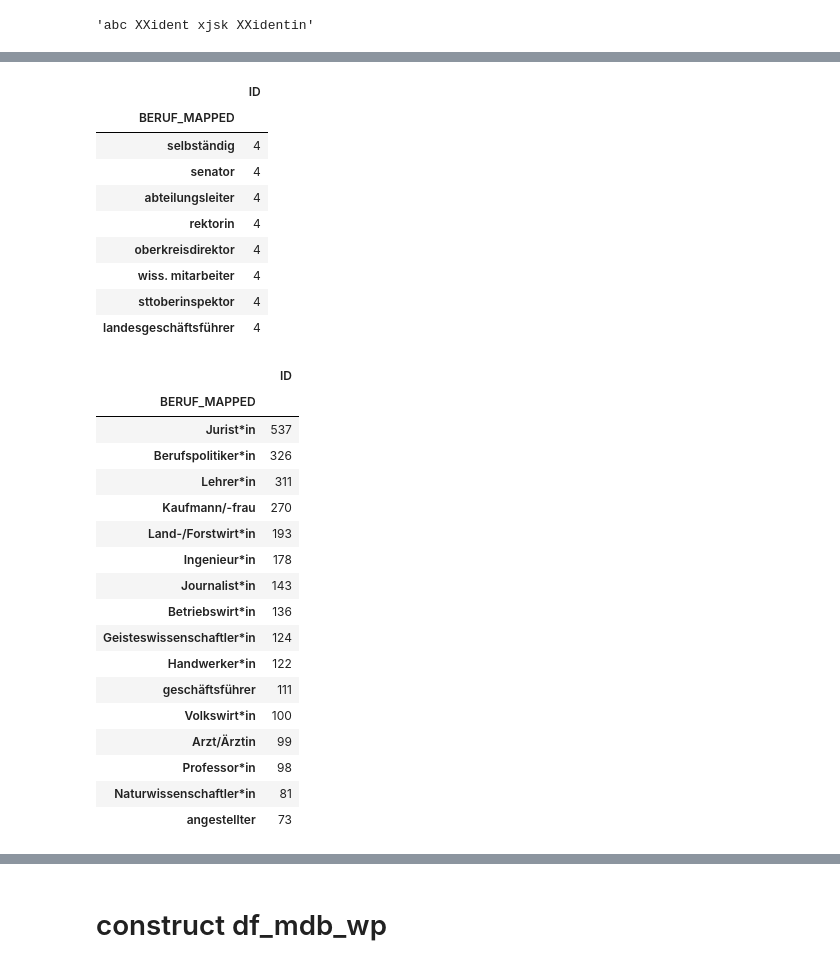
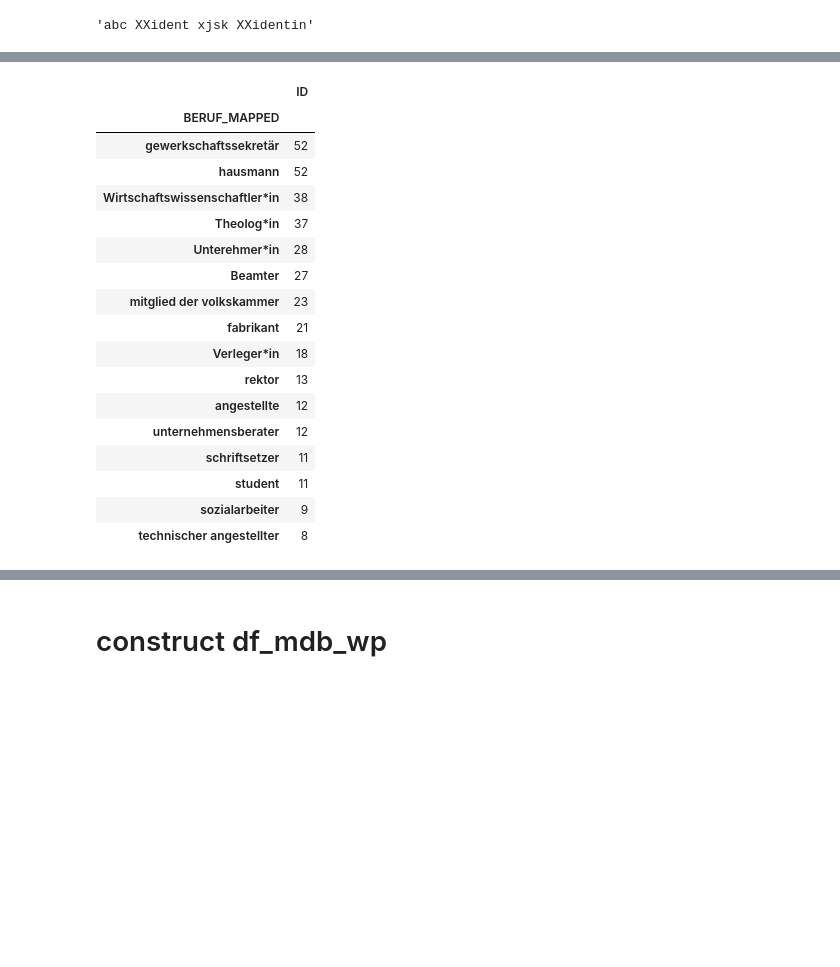
Before and after one commit to mrs-curi0sity/bundestag-mining, a Jupyter notebook: Parse_Stammdaten.ipynb, the cells around one changed output, grey strips where cells are left out. Saved outputs shown, nothing was run; the diff lists cells and outputs as text; code cells hidden in the pictures; blank space fills up the shorter version.

```diff
--- a/Parse_Stammdaten.ipynb
+++ b/Parse_Stammdaten.ipynb
@@ -230,0 +266,6 @@ df_mdb['RELIGION_MAPPED'].value_counts().plot(kind='bar')
+# %%
+indikator = re.compile('^gesch.,\s([1-9] |\d{2,}) *Kind')
+values_to_replace = set(df_mdb[df_mdb.FAMILIENSTAND_MAPPED.str.contains(indikator)].FAMILIENSTAND_MAPPED)
+print(values_to_replace)
+replace_value = 'gesch., >0 Kinder'
+df_mdb['FAMILIENSTAND_MAPPED'].replace(values_to_replace, replace_value, inplace=True)
@@ -278,14 +342,14 @@ re.sub('regierungs(vize)*präs', 'XX', 'abc regierungspräsident xjsk regierungs
 # %%
 dict_berufe={}
 dict_berufe['Jurist*in'] = ['anwalt', 'jurist', 'richter', 'notar', re.compile('dr.*\s*jur.*'), 'syndikus', 'rechtsberater']
-dict_berufe['Land-/Forstwirt*in'] = ['landwirt', '^[a-z]bauer\s', re.compile('agrar+'), 'forst']
+dict_berufe['Land-/Forstwirt*in'] = ['landwirt', '^[a-z]bauer\s', 'bauer', re.compile('agrar+'), 'forst']
 dict_berufe['Unterehmer*in'] = ['unternehmer'] # geschäftsführer geht leider nicht wegen z.B. Parl. Geschäftssführer
-dict_berufe['Ingenieur*in'] = ['ingenieur', 'maschinenbau']
+dict_berufe['Ingenieur*in'] = ['ingenieur', 'maschinenbau', 'architekt']
 dict_berufe['Journalist*in'] = ['journalist', 'redakteur', 'publizist', 'schriftsteller']
 dict_berufe['Verleger*in'] = ['verleger', 'verlags']
 
 # direktor: nö, sonst bezirksdirektor museumsdirektor etc
-dict_berufe['Lehrer*in'] = ['erzieher', 'pädagog', 'lehrer', 'studienrat', 'studiendirektor',
+dict_berufe['Lehrer*in'] = ['erzieher', 'pädagog', 'lehrer', 'studienrat', 'studiendirektor', 'schulrat',
                             'grundschul', 'hauptshul', 'sonderschul', 'waldorf', 'realschul', 'gymnasi',
                             'volkshochschu', 'berufsschul', 'fremdsprachen',
                            'schul'] #evtl trennen Erzieher - Lehrer
@@ -307,3 +371,5 @@ dict_berufe['Naturwissenschaftler*in'] = ['chemik', 'chemie', 'physik', 'geophys
 dict_berufe['Handwerker*in'] = ['elektro', 'fahrzeug', 'handwerk', 'mechanik',
                                'schlosser', 'maurer', 'beton', 'maler', 'lackier', 'tischler', 'schreiner',
                                'bäcker', 'konditor' 'koch', 'köchin', 'müller', 'bergmann', 'werkzeugmacher']
+dict_berufe['Militär'] = ['leutnant', 'oberst^u', 'soldat', re.compile('general\s')] # not oberstudienrat ;)
+dict_berufe['Beamter'] = ['beamter']# problematisch: Berufspolitiker, Lehrer, Militär sind auch beamte
@@ -399,0 +470,2 @@ df_mdb = replace_berufsklasse(berufsklasse = 'Handwerker*in', dict_berufe = dict
+# %%
+df_mdb = replace_berufsklasse(berufsklasse = 'Militär', dict_berufe = dict_berufe, df = df_mdb)
@@ -399,0 +474,2 @@ df_mdb = replace_berufsklasse(berufsklasse = 'Handwerker*in', dict_berufe = dict
+# %%
+df_mdb = replace_berufsklasse(berufsklasse = 'Beamter', dict_berufe = dict_berufe, df = df_mdb)
@@ -404,35 +482,22 @@ len(set(df_mdb.BERUF_MAPPED))
 # %%
-df_mdb[['ID', 'BERUF_MAPPED']].groupby('BERUF_MAPPED').count().sort_values(by='ID', ascending=False)[48:56]
+df_mdb[['ID', 'BERUF_MAPPED']].groupby('BERUF_MAPPED').count().sort_values(by='ID', ascending=False)[16:32]
 # %% [output]
 |  | ID |
 | BERUF_MAPPED |  |
-| selbständig | 4 |
-| senator | 4 |
-| abteilungsleiter | 4 |
-| rektorin | 4 |
-| oberkreisdirektor | 4 |
-| wiss. mitarbeiter | 4 |
-| sttoberinspektor | 4 |
-| landesgeschäftsführer | 4 |
+| gewerkschaftssekretär | 52 |
+| hausmann | 52 |
+| Wirtschaftswissenschaftler*in | 38 |
+| Theolog*in | 37 |
+| Unterehmer*in | 28 |
+| Beamter | 27 |
+| mitglied der volkskammer | 23 |
+| fabrikant | 21 |
+| Verleger*in | 18 |
+| rektor | 13 |
+| angestellte | 12 |
+| unternehmensberater | 12 |
+| schriftsetzer | 11 |
+| student | 11 |
+| sozialarbeiter | 9 |
+| technischer angestellter | 8 |
-# %%
-df_mdb[['ID', 'BERUF_MAPPED']].groupby('BERUF_MAPPED').count().sort_values(by='ID', ascending=False)[:16]
-# %% [output]
-|  | ID |
-| BERUF_MAPPED |  |
-| Jurist*in | 537 |
-| Berufspolitiker*in | 326 |
-| Lehrer*in | 311 |
-| Kaufmann/-frau | 270 |
-| Land-/Forstwirt*in | 193 |
-| Ingenieur*in | 178 |
-| Journalist*in | 143 |
-| Betriebswirt*in | 136 |
-| Geisteswissenschaftler*in | 124 |
-| Handwerker*in | 122 |
-| geschäftsführer | 111 |
-| Volkswirt*in | 100 |
-| Arzt/Ärztin | 99 |
-| Professor*in | 98 |
-| Naturwissenschaftler*in | 81 |
-| angestellter | 73 |
 # %%
```
Also changed, not shown: parts of 67 cells of this notebook.
